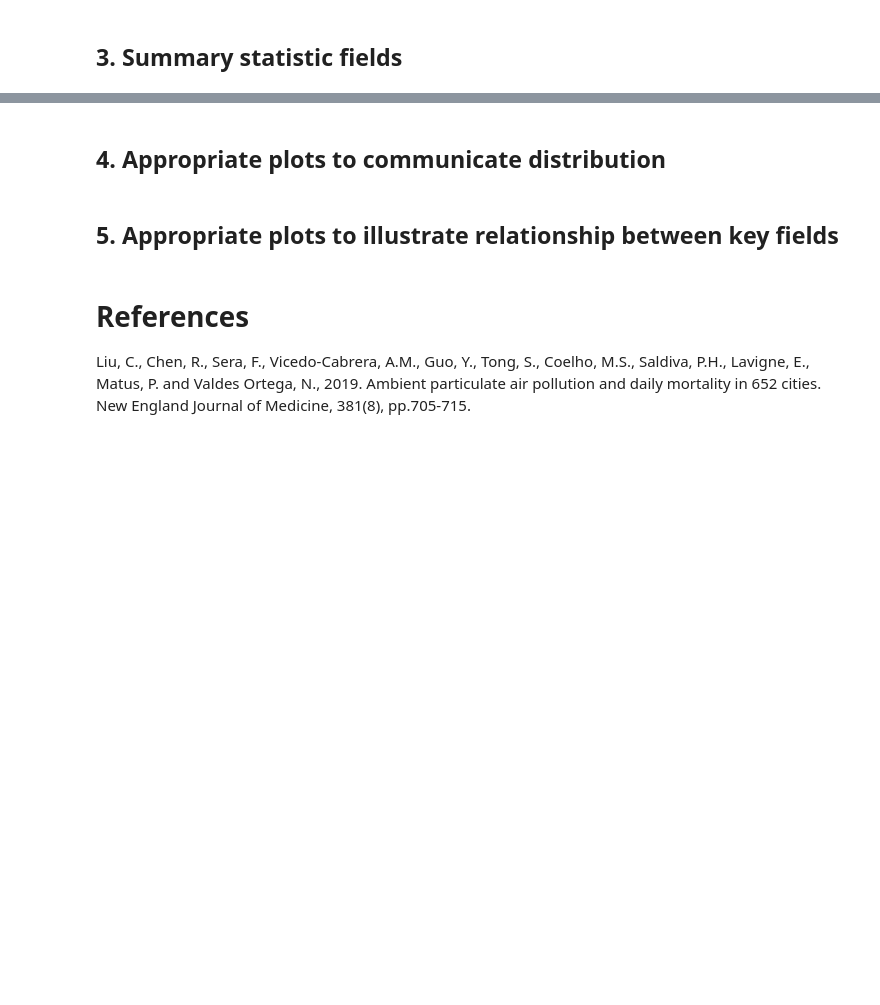
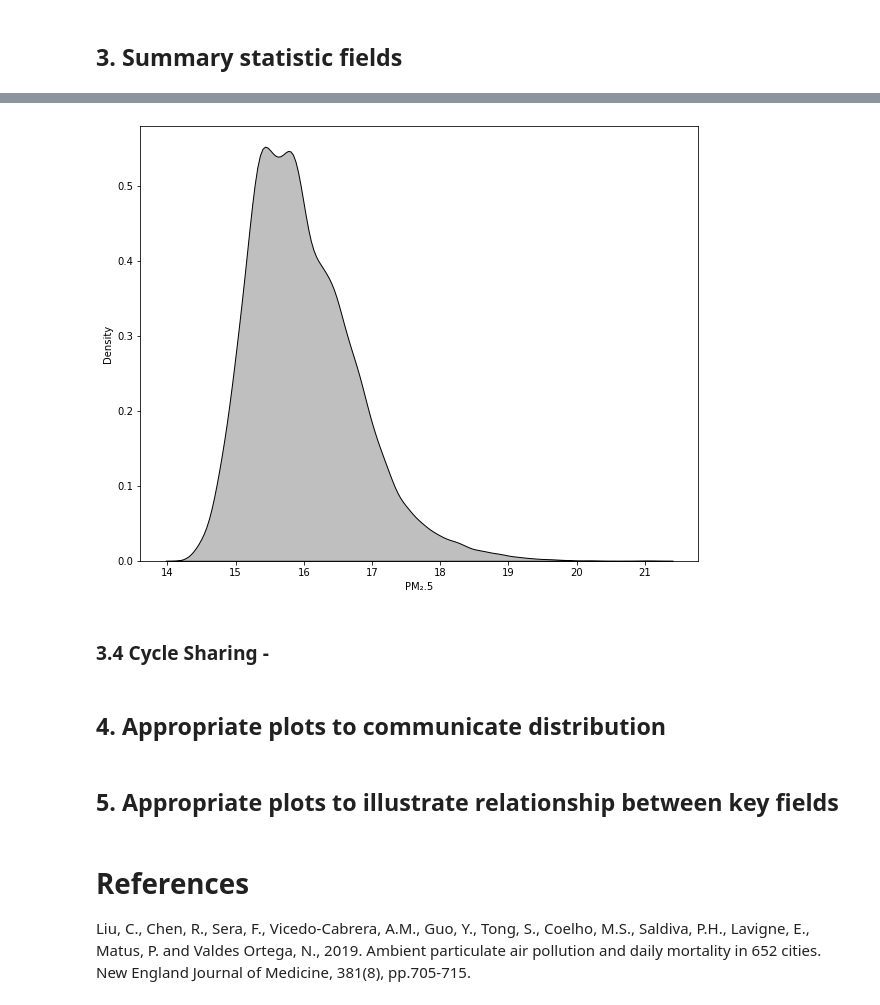
Before and after one commit to ZacharyP-E/qm_group25, a Jupyter notebook: qm_group_code.ipynb, the cells around one changed output, grey strips where cells are left out. Cells and saved outputs as stored; diff of their text form; code cells hidden in the pictures; blank space fills up the shorter version.

Commit message:
added kdeplot and descriptive stats to air quality

```diff
--- a/qm_group_code.ipynb
+++ b/qm_group_code.ipynb
@@ -125,3 +164,12 @@ aq_df = pd.read_csv("data/OA2_PM25_2013.csv")
+# %%
+fig, ax = plt.subplots(1, figsize=(10,8))
+sns.kdeplot(aq_df["PM252013me"], ax=ax, color="black", shade=True)
+plt.xlabel("PM\u2082.5")
+plt.show()
+# %% [output]
+[figure, added]
+# %% [markdown]
+### 3.4 Cycle Sharing -
 # %% [markdown]
 ## 4. Appropriate plots to communicate distribution
 # %% [markdown]
```
Also changed, not shown: parts of 13 cells of this notebook.
